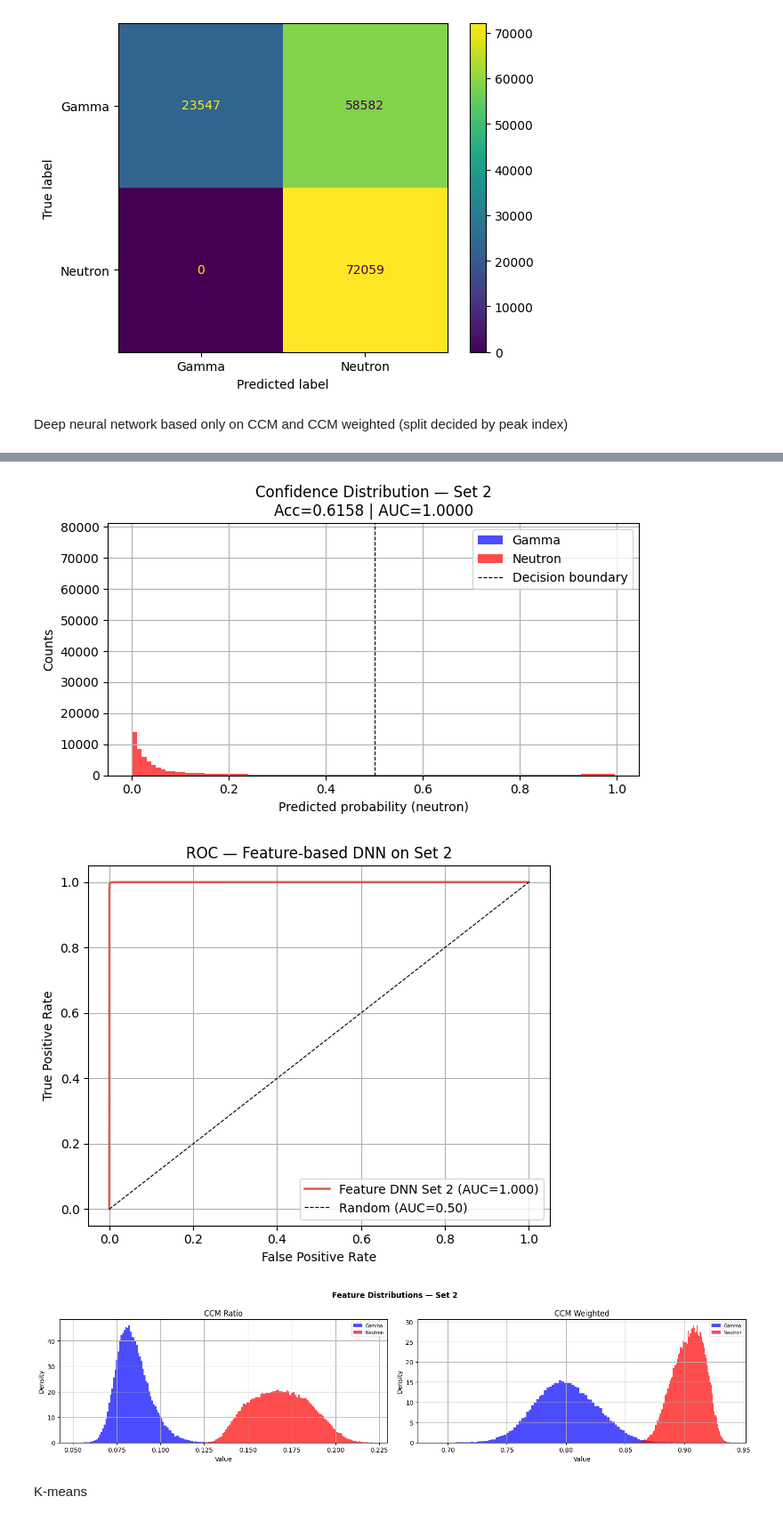
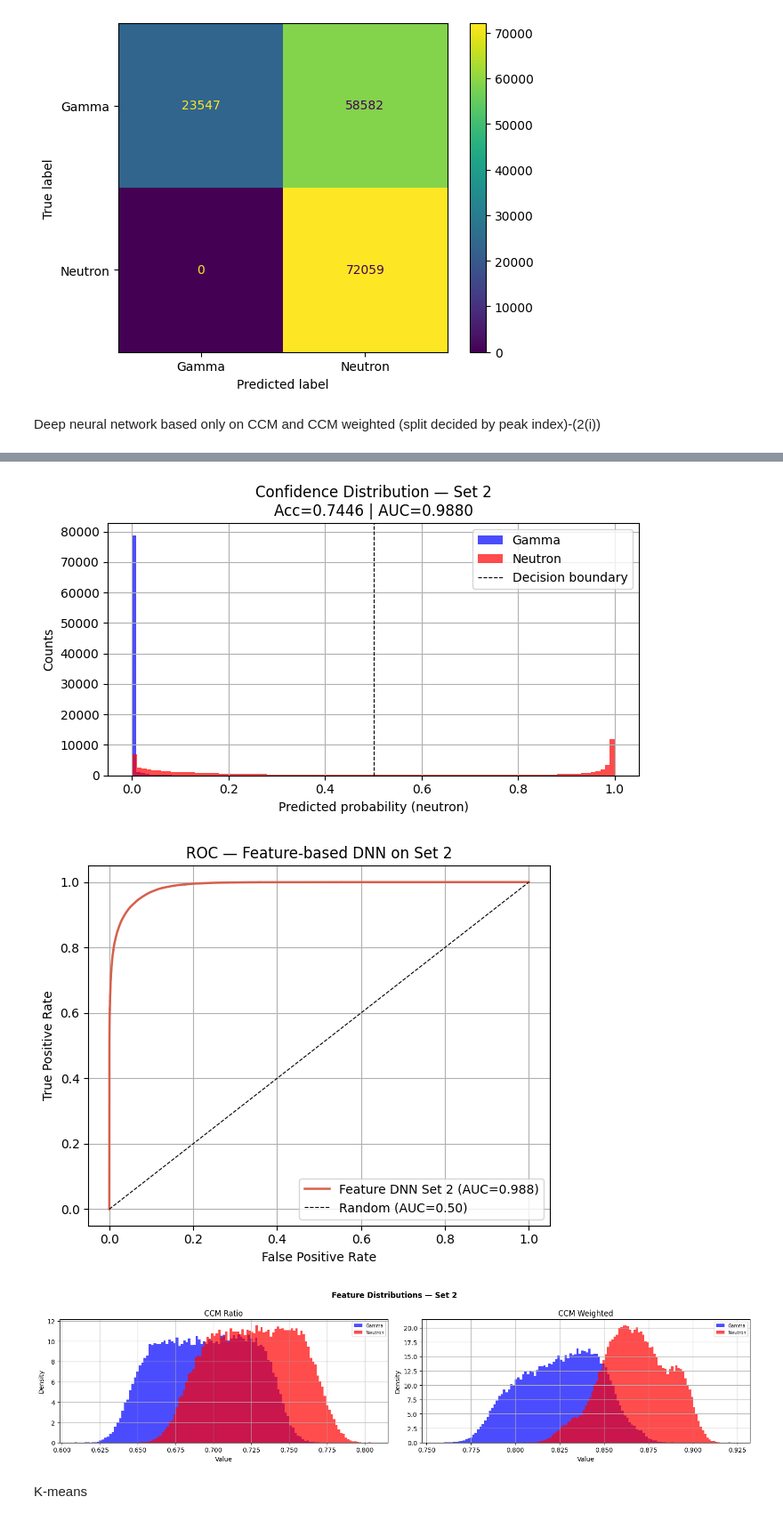
Before and after one commit to Jayanashah/Neutron-Gamma-discrimination-Project, a Jupyter notebook: 27.12.25-Code_Plastic_Scintillator_1.ipynb, the cells around one changed output, grey strips where cells are left out. Shown at 89% size. Drawn from its saved outputs; the diff is of its cells as text; code cells hidden in the pictures.

```diff
--- a/27.12.25-Code_Plastic_Scintillator_1.ipynb
+++ b/27.12.25-Code_Plastic_Scintillator_1.ipynb
@@ -130,8 +130,8 @@ from sklearn.metrics import accuracy_score, confusion_matrix, roc_auc_score
 def calculate_fom(gamma_data, neutron_data, bins=200):
     g_counts, g_edges = np.histogram(gamma_data, bins=bins)
     n_counts, n_edges = np.histogram(neutron_data, bins=bins)
-    g_mids = (g_edges[:-1] + g_edges[1:]) / 2
-    n_mids = (n_edges[:-1] + n_edges[1:]) / 2
+    g_mids = (g_edges[:-1] + g_edges ) / 2
+    n_mids = (n_edges[:-1] + n_edges ) / 2
 
     def get_fwhm(counts, mids):
         peak_idx  = np.argmax(counts)
@@ -2581,12 +2551,12 @@ ConfusionMatrixDisplay(confusion_matrix(labels2, preds2), display_labels=['Gamma
 <sklearn.metrics._plot.confusion_matrix.ConfusionMatrixDisplay at 0x...>
 [figure]
 # %% [markdown]
-Deep neural network based only on CCM and CCM weighted (split decided by peak index)
+Deep neural network based only on CCM and CCM weighted (split decided by peak index)-(2(i))
 # %%
 # ── Feature extraction for Set 1 and Set 2 ───────────────────────────────────
 
 short_start = 25
-long_end    = 185
+long_end    = 105
 window      = 5
 
 def compute_ccm_ratio(df, window=5):
@@ -2594,7 +2564,7 @@ def compute_ccm_ratio(df, window=5):
     ratios = []
     for idx in range(len(df_s)):
         waveform  = df_s.iloc[idx, :].values.astype(float)
-        peak_idx  = np.argmax(waveform)+20
+        peak_idx  = np.argmax(waveform)
         short     = waveform[:peak_idx].sum()
         long_     = waveform[peak_idx:].sum()
         ratios.append(np.abs(long_ / (long_ + short + 1e-10)))
@@ -2605,12 +2575,14 @@ def compute_ccm_weighted(df, window=5):
     ratios = []
     for idx in range(len(df_s)):
         waveform  = df_s.iloc[idx, :].values.astype(float)
-        peak_idx  = np.argmax(waveform)+20
-        short     = waveform[:peak_idx].sum()
+        peak_idx  = np.argmax(waveform)
+        short_gate     = waveform[:peak_idx]
         long_gate = waveform[peak_idx:]
-        weights   = np.arange(1, len(long_gate) + 1)
-        long_w    = (long_gate * weights).sum()
-        ratios.append(np.abs(long_w / (long_w + short + 1e-10)))
+        weights_l   = np.arange(peak_idx+1, len(waveform) + 1)
+        weights_s =np.arange(1,peak_idx+1)
+        short_w =(short_gate*weights_s).sum()
+        long_w    = (long_gate * weights_l).sum()
+        ratios.append(np.abs(long_w / (long_w + short_w + 1e-10)))
     return np.array(ratios)
 
 def extract_features(df, short_start, long_end, split, window=5):
@@ -2668,8 +2640,8 @@ class FeatureClassifier(nn.Module):
         super().__init__()
         self.net = nn.Sequential(
 
-            nn.Linear(2, 128),       nn.ReLU(), nn.BatchNorm1d(128), nn.Dropout(0.3),
-            nn.Linear(128, 64),        nn.ReLU(),
+            nn.Linear(2, 128),       nn.ReLU(), nn.BatchNorm1d(128), nn.Dropout(0.4),
+            nn.Linear(128,64),      nn.ReLU(), nn.BatchNorm1d(64), nn.Dropout(0.3),
             nn.Linear(64, 1),          nn.Sigmoid()
         )
     def forward(self, x):
@@ -2834,6 +2806,6 @@ Set 2 Inference — Acc: 0.6158 | AUC: 1.0000
-[figure, old version]
+[figure, new version]
-[figure, old version]
+[figure, new version]
-[figure, old version]
+[figure, new version]
 # %% [markdown]
 K-means
 # %%
```
Also changed, not shown: parts of 20 cells of this notebook, 1 other file.
